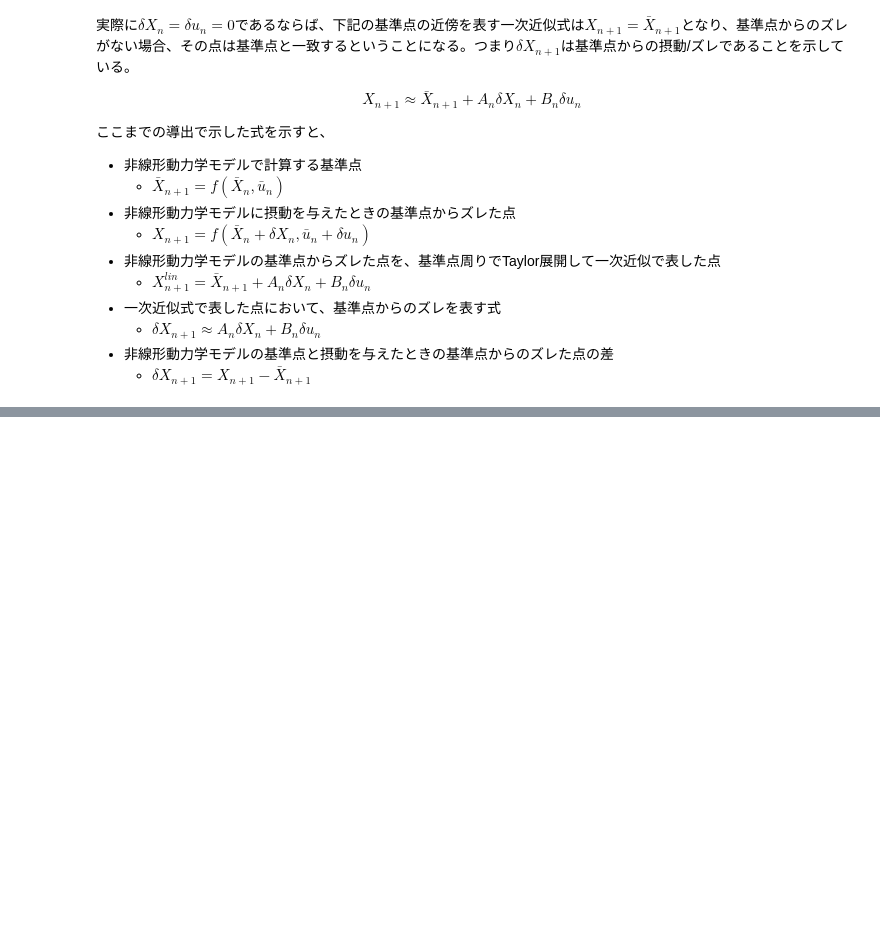
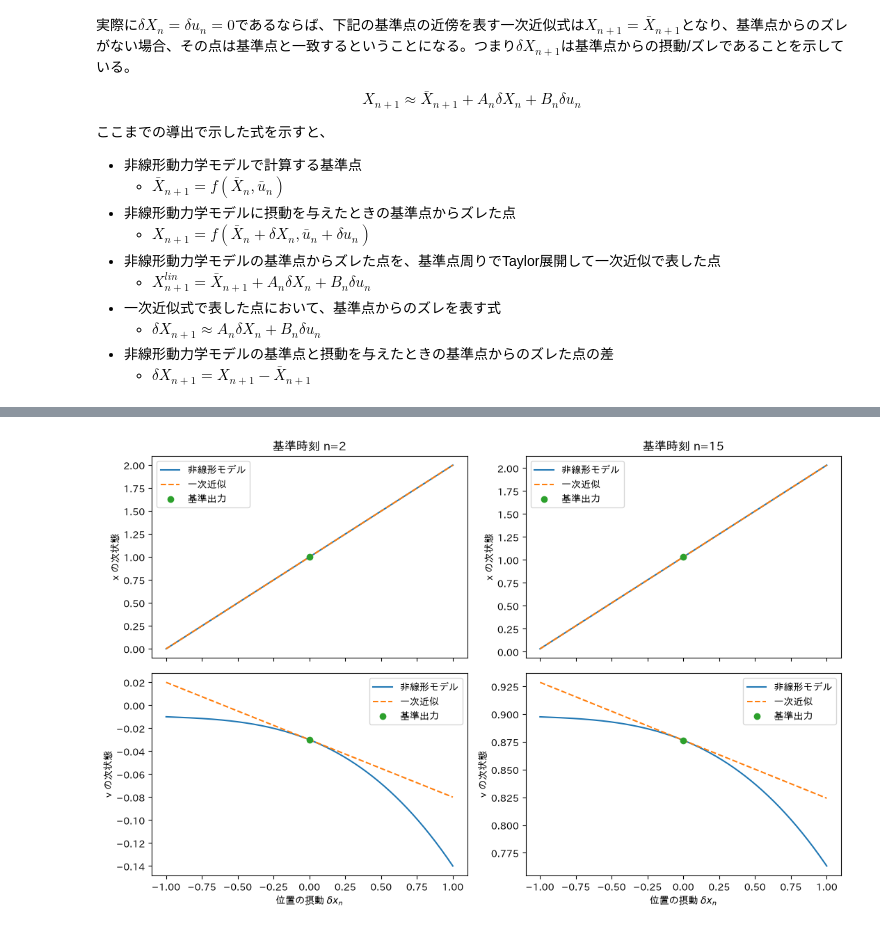
Before and after one commit to hideto008/learning_iLQR, a Jupyter notebook: notes/step4.ipynb, the cells around one changed output, grey strips where cells are left out. Drawn from its saved outputs; the diff is of its cells as text; code cells hidden in the pictures; blank space fills up the shorter version.

```diff
--- a/notes/step4.ipynb
+++ b/notes/step4.ipynb
@@ -256,0 +259,88 @@ $$
+# %%
+import numpy as np
+import matplotlib.pyplot as plt
+import matplotlib_fontja
+
+dt = 0.01
+m = 1.0
+k = 0.5
+k3 = 1.5
+
+# 非線形バネの状態方程式
+def f(x, v, u):
+    return np.array([x + dt*v,
+                     v + dt/m*(-k*x - k3*x**3 + u)])
+
+# 状態方程式の状態に関するヤコビ行列
+def A(x,v,u):
+    return np.array([[1 , dt],
+                     [-dt/m*(k + 3*k3*x**2), 1]])
+
+# 状態方程式の入力に関するヤコビ行列
+def B(x,v,u):
+    return np.array([[0],
+                     [dt/m]])
+
+def main():
+
+    # 基準軌道の初期化
+    N = 20
+    x_0 = 1.0
+    v_0 = 0.0
+    U = np.array([i for i in range(N)])
+    X = np.zeros((N+1, 2))
+    X[0, :] = np.array([x_0, v_0])
+    for i in range(1, N+1):
+        x, v = f(X[i-1, 0], X[i-1, 1], U[i-1])
+        X[i, :] = np.array([x, v])
+
+    # 基準位置1
+    idx1 = 2
+
+    # 基準位置2
+    idx2 = 15
+
+    fig, ax = plt.subplots(2, 2, figsize=(11, 7), sharex=True)
+
+    # xの摂動に対する次状態の変化を確認
+    dx_values = np.linspace(-1.0, 1.0, 201)
+
+    for col, idx in enumerate([idx1, idx2]):
+        bar_X = X[idx]
+        bar_u = U[idx]
+        bar_next = f(bar_X[0], bar_X[1], bar_u)
+        A_n = A(bar_X[0], bar_X[1], bar_u)
+
+        true_next = np.array([
+            f(bar_X[0] + dx, bar_X[1], bar_u)
+            for dx in dx_values
+        ])
+
+        linear_next = np.array([
+            bar_next + A_n @ np.array([dx, 0.0])
+            for dx in dx_values
+        ])
+
+        for row, name in enumerate(["x", "v"]):
+            ax[row, col].plot(
+                dx_values, true_next[:, row], label="非線形モデル"
+            )
+            ax[row, col].plot(
+                dx_values, linear_next[:, row], "--", label="一次近似"
+            )
+            ax[row, col].plot(
+                0, bar_next[row], "o", label="基準出力"
+            )
+            ax[row, col].set_ylabel(f"{name} の次状態")
+            ax[row, col].legend()
+
+        ax[0, col].set_title(f"基準時刻 n={idx}")
+        ax[1, col].set_xlabel(r"位置の摂動 $\delta x_n$")
+
+    fig.tight_layout()
+    plt.show()
+
+if __name__ == "__main__":
+    main()
+# %% [output]
+[figure, added]
```
Also changed, not shown: parts of 2 cells of this notebook.
